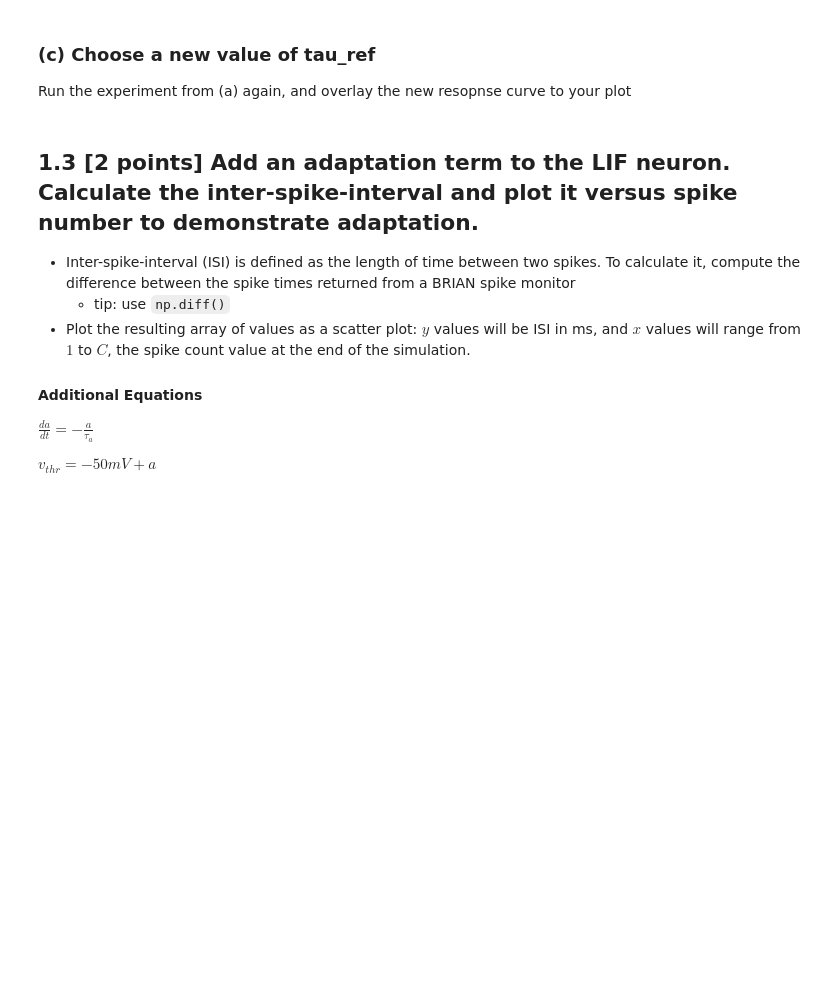
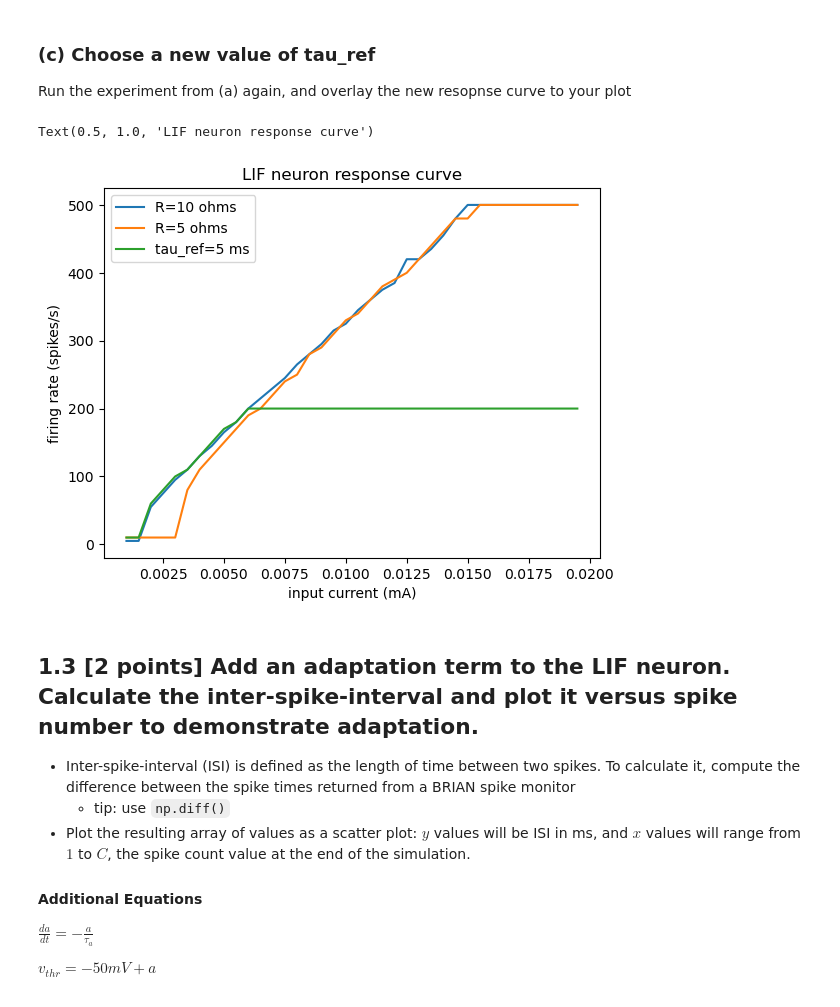
Before and after one commit to kateharvey/SYDE552, a Jupyter notebook: syde552-assignment1.ipynb, the cells around one changed output. Cells and saved outputs as stored; diff of their text form; code cells hidden in the pictures; blank space fills up the shorter version.

```diff
--- a/syde552-assignment1.ipynb
+++ b/syde552-assignment1.ipynb
@@ -266,9 +265,33 @@ print(spike_test)
 # %% [markdown]
 ### (b) Choose a new value of R or C, run the experiment from (a) again
 Add the new response curve to your plot
+# %%
+firing_rates_b = np.zeros((len(test_currents)))
+
+# using an R value of 5 ohms:
+for i in range(len(test_currents)):
+    firing_rates_b[i] = LIF_response(test_currents[i], 5*ohm, 1*mfarad)
 # %% [markdown]
 ### (c) Choose a new value of tau_ref
 Run the experiment from (a) again, and overlay the new resopnse curve to your plot
+# %%
+firing_rates_c = np.zeros((len(test_currents)))
+
+# using a tau_ref value of 5 ms:
+for i in range(len(test_currents)):
+    firing_rates_c[i] = LIF_response(test_currents[i], 10*ohm, 1*mfarad, tau_ref=5*ms)
+# %%
+# plot the response curve of the neuron:
+fig, ax = plt.subplots()
+ax.plot(test_currents, firing_rates_a)
+ax.plot(test_currents, firing_rates_b)
+ax.plot(test_currents, firing_rates_c)
+ax.set(xlabel='input current (mA)', ylabel='firing rate (spikes/s)')
+ax.legend(['R=10 ohms', 'R=5 ohms', 'tau_ref=5 ms'])
+plt.title('LIF neuron response curve')
+# %% [output]
+Text(0.5, 1.0, 'LIF neuron response curve')
+[figure, added]
 # %% [markdown]
 ## 1.3 [2 points] Add an adaptation term to the LIF neuron. Calculate the inter-spike-interval and plot it versus spike number to demonstrate adaptation.
  - Inter-spike-interval (ISI) is defined as the length of time between two spikes. To calculate it, compute the difference between the spike times returned from a BRIAN spike monitor
```
Also changed, not shown: parts of 6 cells of this notebook.
